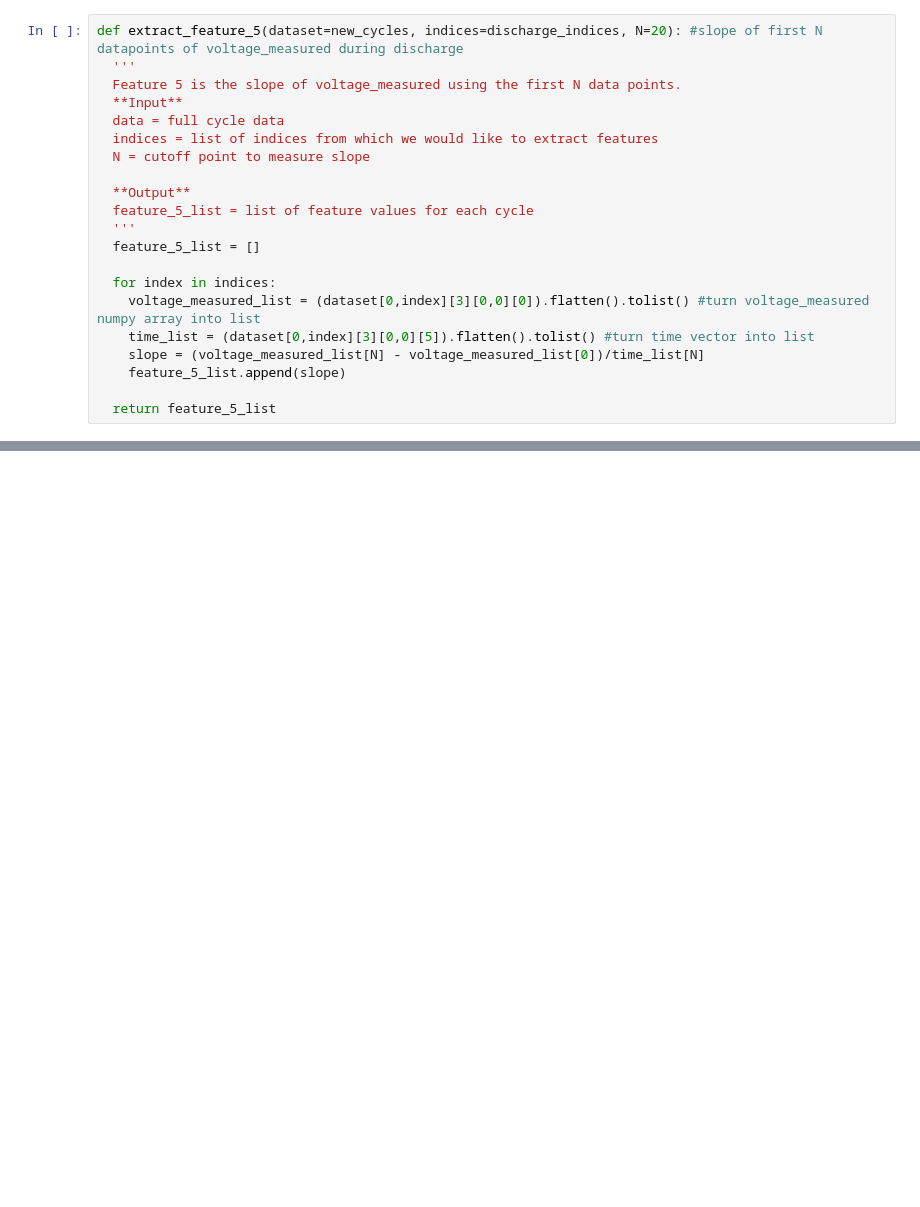
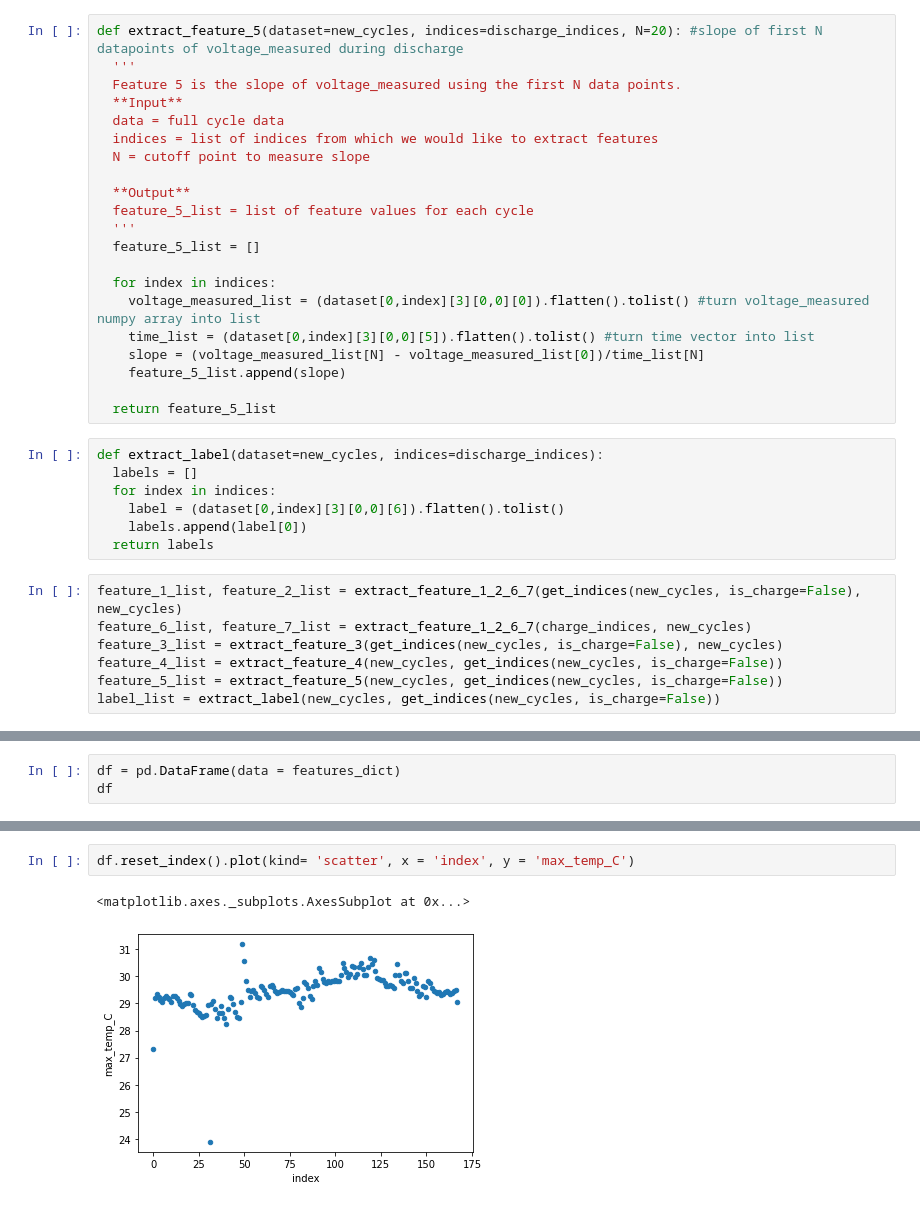
Before and after one commit to natskiu/Nasa-Battery, a Jupyter notebook: Data_Visualisation.ipynb, the cells around one changed output, grey strips where cells are left out. Drawn from its saved outputs; the diff is of its cells as text; blank space fills up the shorter version.

```diff
--- a/Data_Visualisation.ipynb
+++ b/Data_Visualisation.ipynb
@@ -247,3 +240,17 @@ def extract_feature_5(dataset=new_cycles, indices=discharge_indices, N=20): #slo
     feature_5_list.append(slope)
 
   return feature_5_list
+# %%
+def extract_label(dataset=new_cycles, indices=discharge_indices):
+  labels = []
+  for index in indices:
+    label = (dataset[0,index][3][0,0][6]).flatten().tolist()
+    labels.append(label[0])
+  return labels
+# %%
+feature_1_list, feature_2_list = extract_feature_1_2_6_7(get_indices(new_cycles, is_charge=False), new_cycles)
+feature_6_list, feature_7_list = extract_feature_1_2_6_7(charge_indices, new_cycles)
+feature_3_list = extract_feature_3(get_indices(new_cycles, is_charge=False), new_cycles)
+feature_4_list = extract_feature_4(new_cycles, get_indices(new_cycles, is_charge=False))
+feature_5_list = extract_feature_5(new_cycles, get_indices(new_cycles, is_charge=False))
+label_list = extract_label(new_cycles, get_indices(new_cycles, is_charge=False))
@@ -249,0 +270,3 @@ def extract_feature_5(dataset=new_cycles, indices=discharge_indices, N=20): #slo
+# %%
+df = pd.DataFrame(data = features_dict)
+df
@@ -249,0 +300,5 @@ def extract_feature_5(dataset=new_cycles, indices=discharge_indices, N=20): #slo
+# %%
+df.reset_index().plot(kind= 'scatter', x = 'index', y = 'max_temp_C')
+# %% [output]
+<matplotlib.axes._subplots.AxesSubplot at 0x...>
+[figure, added]
```
Also changed, not shown: parts of 21 cells of this notebook.
